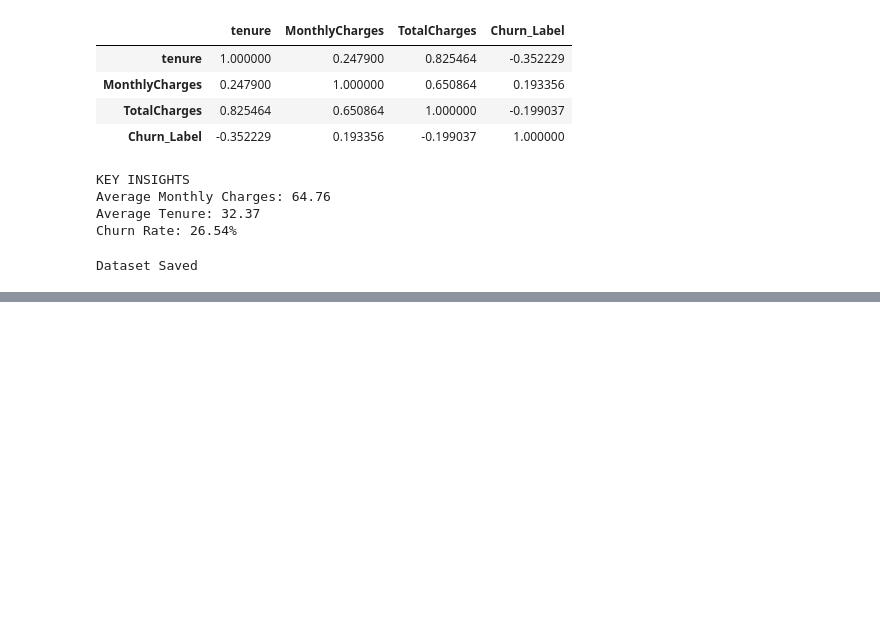
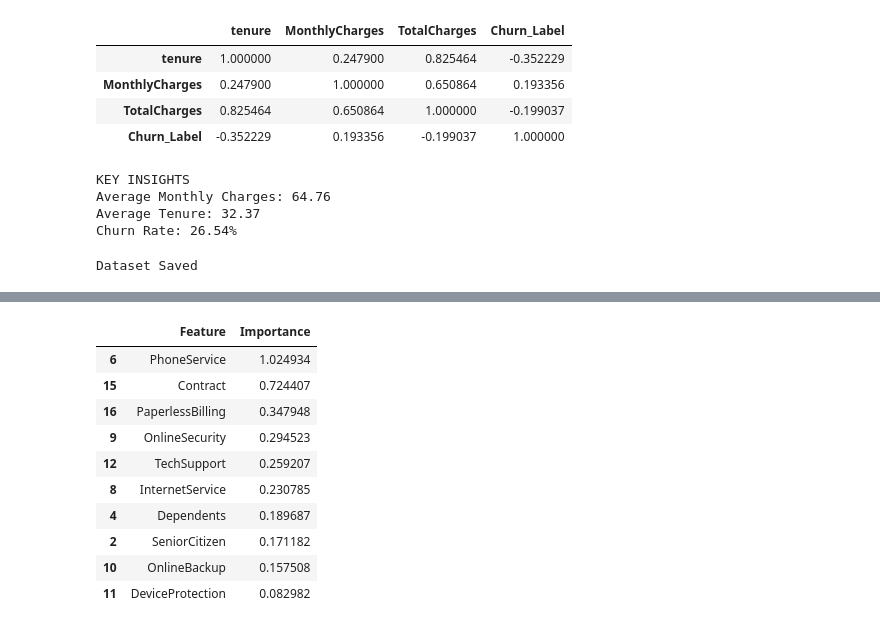
Before and after one commit to kartikdhyani817/Customer-Churn-Prediction-System, a Jupyter notebook: Churn_predection.ipynb, the cells around one changed output, grey strips where cells are left out. Saved outputs shown, nothing was run; the diff lists cells and outputs as text; code cells hidden in the pictures; blank space fills up the shorter version.

```diff
--- a/Churn_predection.ipynb
+++ b/Churn_predection.ipynb
@@ -324,0 +356,25 @@ Dataset Saved
+# %%
+X = model_df.drop(
+    ["Churn", "Churn_Label"],
+    axis=1
+)
+
+y = model_df["Churn_Label"]
+# %%
+X_train, X_test, y_train, y_test = train_test_split(
+    X,
+    y,
+    test_size=0.2,
+    random_state=42
+)
+# %%
+model = LogisticRegression(
+    max_iter=2000
+)
+
+model.fit(
+    X_train,
+    y_train
+)
+
+print("Model Trained Successfully")
@@ -324,0 +429,26 @@ Dataset Saved
+# %%
+importance = pd.DataFrame({
+    "Feature": X.columns,
+    "Importance": abs(
+        model.coef_[0]
+    )
+})
+
+importance = importance.sort_values(
+    by="Importance",
+    ascending=False
+)
+
+importance.head(10)
+# %% [output]
+|  | Feature | Importance |
+| 6 | PhoneService | 1.024934 |
+| 15 | Contract | 0.724407 |
+| 16 | PaperlessBilling | 0.347948 |
+| 9 | OnlineSecurity | 0.294523 |
+| 12 | TechSupport | 0.259207 |
+| 8 | InternetService | 0.230785 |
+| 4 | Dependents | 0.189687 |
+| 2 | SeniorCitizen | 0.171182 |
+| 10 | OnlineBackup | 0.157508 |
+| 11 | DeviceProtection | 0.082982 |
```
Also changed, not shown: parts of 12 cells of this notebook.
